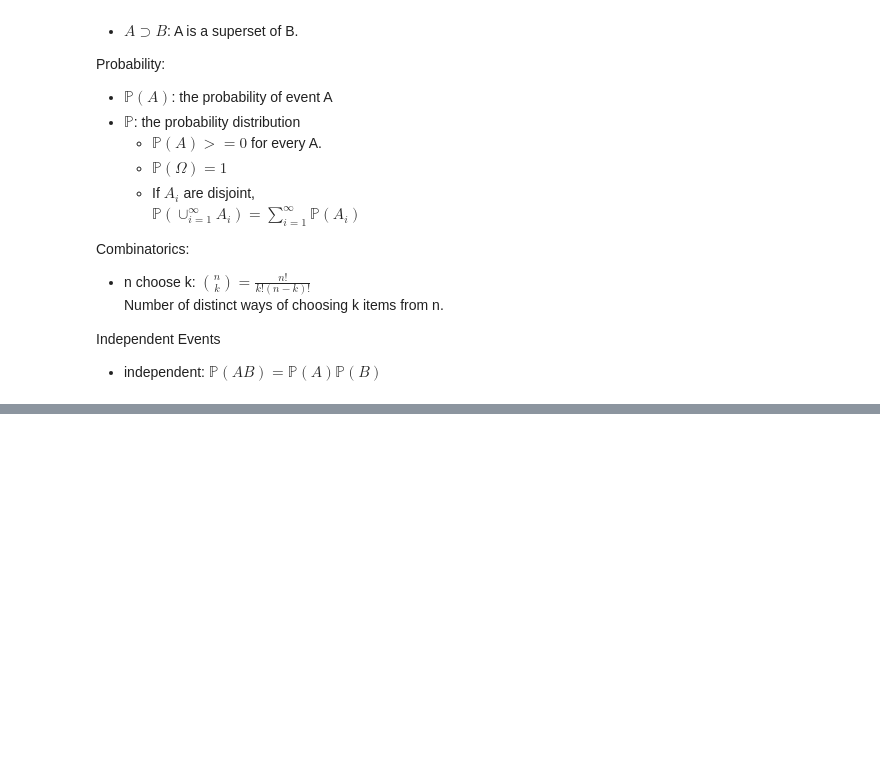
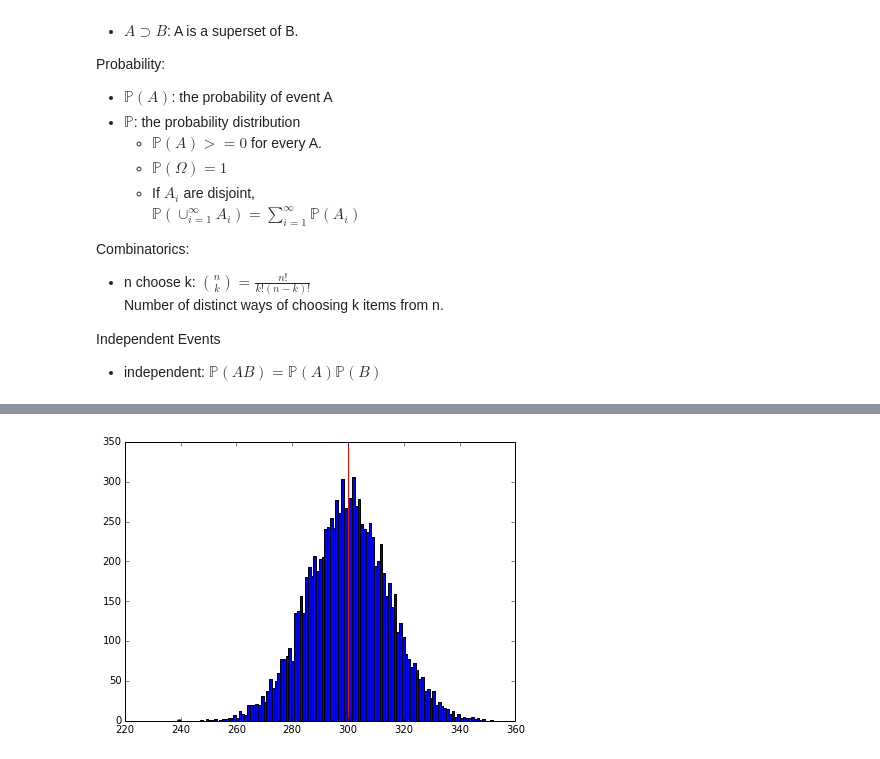
Before and after one commit to dennisobrien/PublicNotebooks, a Jupyter notebook: AllOfStatistics/01_Probability.ipynb, the cells around one changed output, grey strips where cells are left out. Saved outputs shown, nothing was run; the diff lists cells and outputs as text; code cells hidden in the pictures; blank space fills up the shorter version.

```diff
--- a/AllOfStatistics/01_Probability.ipynb
+++ b/AllOfStatistics/01_Probability.ipynb
@@ -34,0 +243,11 @@ Independent Events
+# %%
+def plot_binomial_simulation(p=0.3, n=1000):
+    iteration = 10000
+    heads = np.array([(np.random.rand(1, n) <= p).sum() for i in xrange(iteration)])
+    fig, ax = plt.subplots(figsize=(7,5))
+    bins = heads.max()-heads.min() + 1
+    ax.hist(heads, bins=bins)
+    ax.axvline(x=n*p, color='red')
+plot_binomial_simulation()
+# %% [output]
+[figure, added]
```
Also changed, not shown: parts of 17 cells of this notebook, 1 other file.
